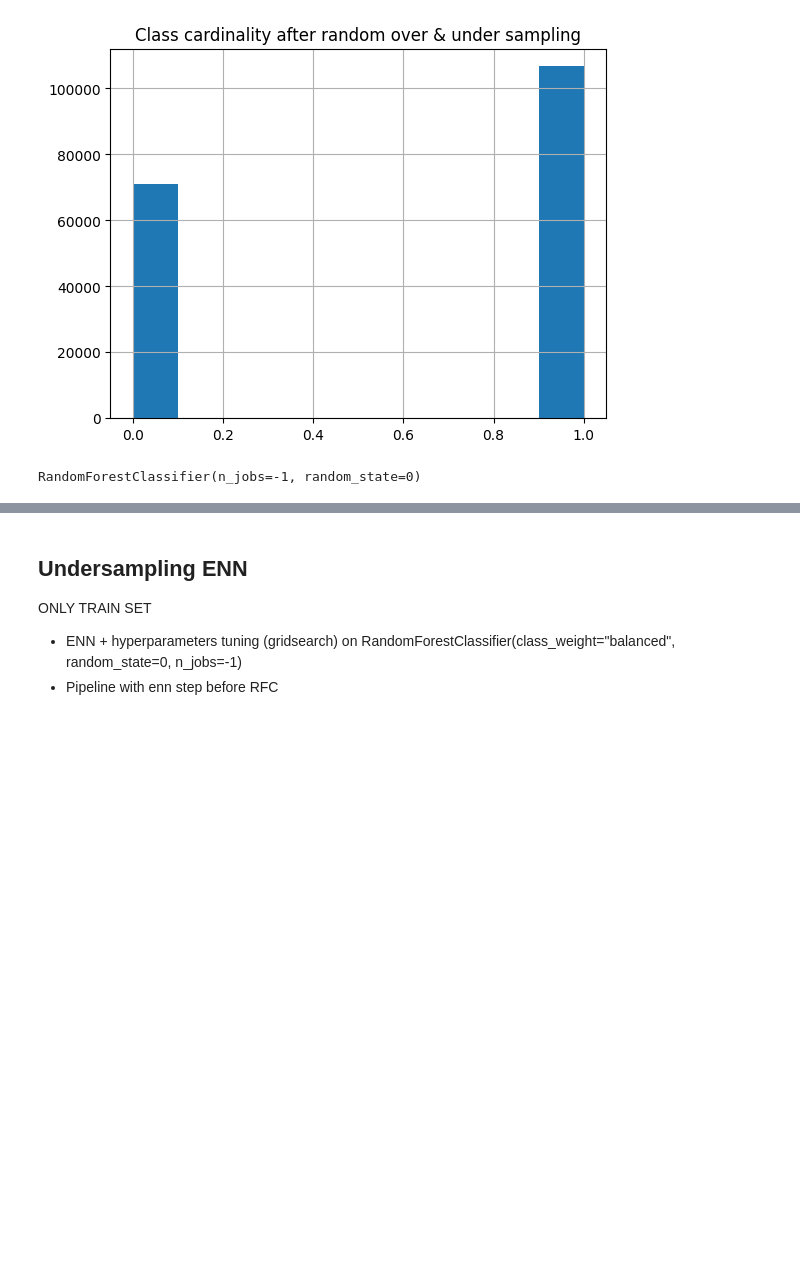
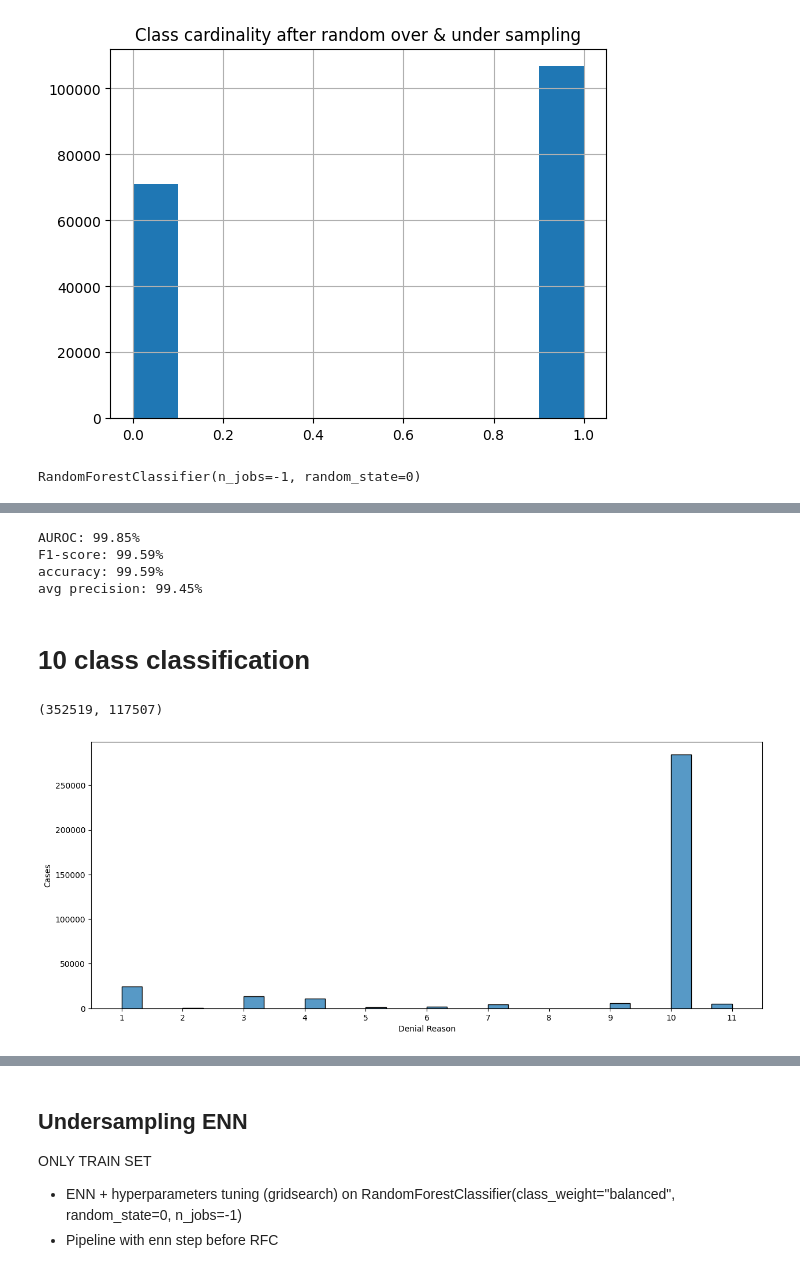
Before and after one commit to HITOfficial/data-mining, a Jupyter notebook: imbalanced-learning/checkpoint.ipynb, the cells around one changed output, grey strips where cells are left out. Saved outputs shown, nothing was run; the diff lists cells and outputs as text; code cells hidden in the pictures; blank space fills up the shorter version.

```diff
--- a/imbalanced-learning/checkpoint.ipynb
+++ b/imbalanced-learning/checkpoint.ipynb
@@ -636,0 +480,17 @@ accuracy: 40.96%
+# %%
+assess_rf_performance(rfc, X_test_balanced, y_test_balanced)
+# %% [output]
+AUROC: 99.85%
+F1-score: 99.59%
+accuracy: 99.59%
+avg precision: 99.45%
+# %% [markdown]
+# 10 class classification
+# %%
+X_train, X_test, y_train, y_test = train_test_split(
+    df_encoded, y_10_classes, test_size=0.25, stratify=y_10_classes, random_state=0
+)# random state 0
+#train 3:1 test - may change later
+X_train.shape[0], X_test.shape[0]
+# %% [output]
+(352519, 117507)
@@ -636,0 +501,12 @@ accuracy: 40.96%
+# %%
+def draw_histplot(data):
+    plt.figure(figsize=(15, 6))
+    sns.histplot(data=data, bins=30, binrange=(min(data), max(data)))
+    plt.xlabel('Denial Reason')
+    plt.ylabel('Cases')
+    plt.xticks(range(1, 12))
+    plt.show()
+# %%
+draw_histplot(y_train)
+# %% [output]
+[figure, added]
```
Also changed, not shown: parts of 92 cells of this notebook.
